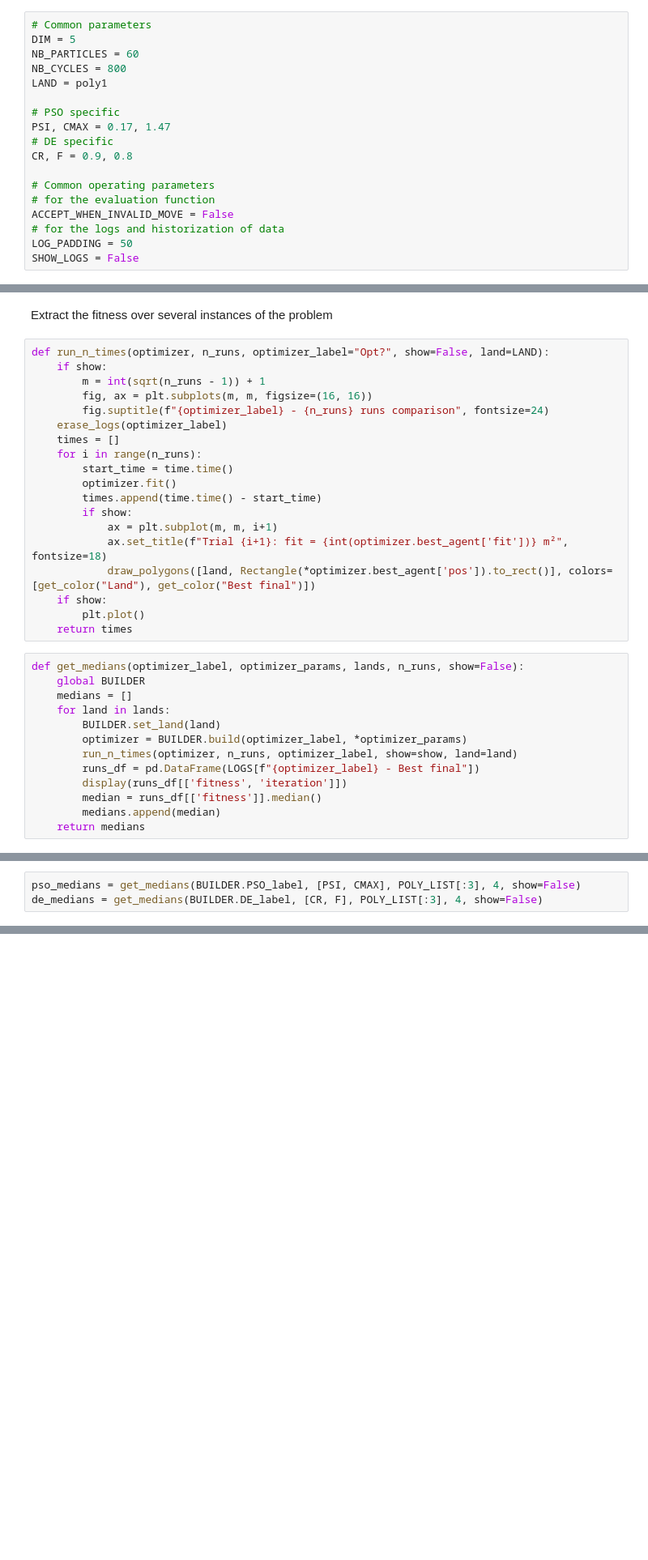
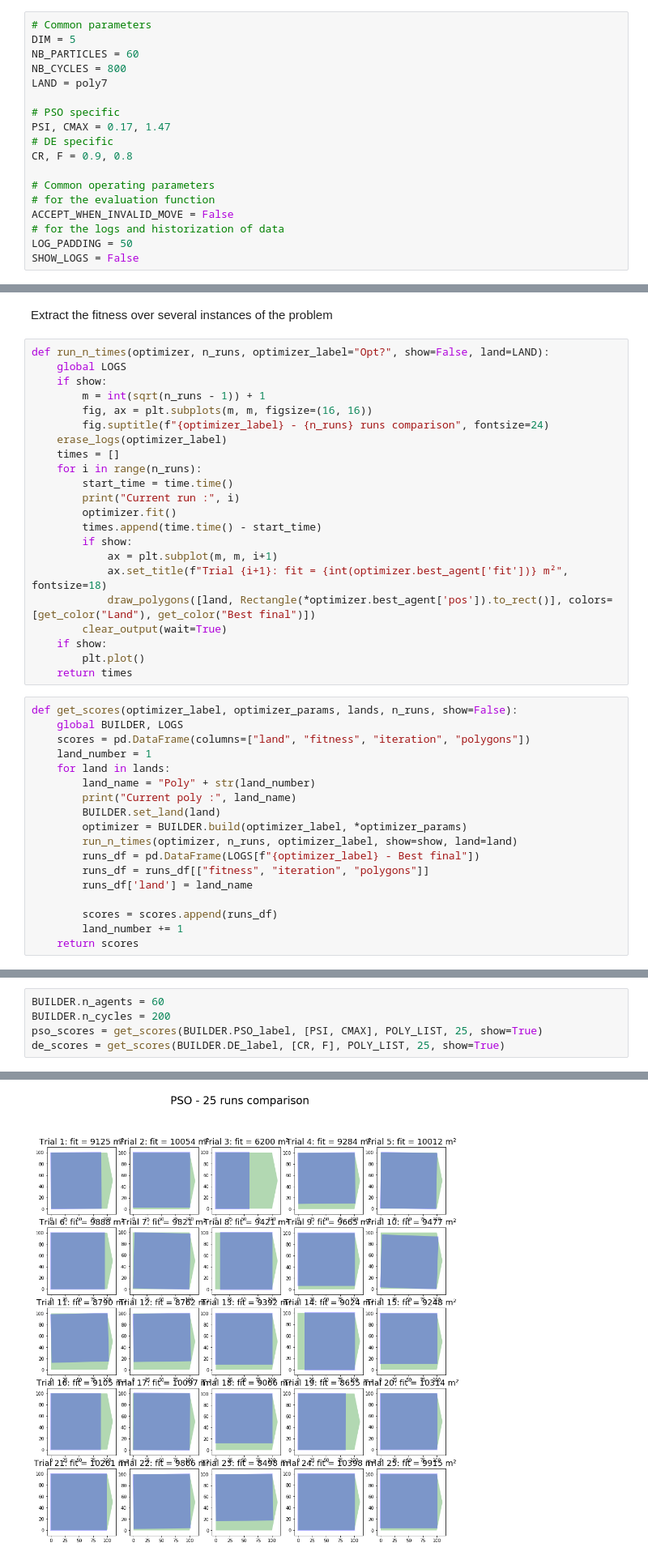
Before and after one commit to iribarnesy/optimize-house-area-on-a-land, a Jupyter notebook: Main.ipynb, the cells around one changed output, grey strips where cells are left out. Shown at 81% size. Saved outputs shown, nothing was run; the diff lists cells and outputs as text; blank space fills up the shorter version.

```diff
--- a/Main.ipynb
+++ b/Main.ipynb
@@ -58,7 +75,7 @@ plt.plot()
 DIM = 5
 NB_PARTICLES = 60
 NB_CYCLES = 800
-LAND = poly1
+LAND = poly7
 
 # PSO specific
 PSI, CMAX = 0.17, 1.47
@@ -141,6 +178,7 @@ We decided here to compare them without optimizing their hyperparameters. **So w
 Extract the fitness over several instances of the problem
 # %%
 def run_n_times(optimizer, n_runs, optimizer_label="Opt?", show=False, land=LAND):
+    global LOGS
     if show:
         m = int(sqrt(n_runs - 1)) + 1
         fig, ax = plt.subplots(m, m, figsize=(16, 16))
@@ -149,25 +187,32 @@ def run_n_times(optimizer, n_runs, optimizer_label="Opt?", show=False, land=LAND
     times = []
     for i in range(n_runs):
         start_time = time.time()
+        print("Current run :", i)
         optimizer.fit()
         times.append(time.time() - start_time)
         if show:
             ax = plt.subplot(m, m, i+1)
             ax.set_title(f"Trial {i+1}: fit = {int(optimizer.best_agent['fit'])} m²", fontsize=18)
             draw_polygons([land, Rectangle(*optimizer.best_agent['pos']).to_rect()], colors=[get_color("Land"), get_color("Best final")])
+        clear_output(wait=True)
     if show:
         plt.plot()
     return times
 # %%
-def get_medians(optimizer_label, optimizer_params, lands, n_runs, show=False):
-    global BUILDER
-    medians = []
+def get_scores(optimizer_label, optimizer_params, lands, n_runs, show=False):
+    global BUILDER, LOGS
+    scores = pd.DataFrame(columns=["land", "fitness", "iteration", "polygons"])
+    land_number = 1
     for land in lands:
+        land_name = "Poly" + str(land_number)
+        print("Current poly :", land_name)
         BUILDER.set_land(land)
         optimizer = BUILDER.build(optimizer_label, *optimizer_params)
         run_n_times(optimizer, n_runs, optimizer_label, show=show, land=land)
         runs_df = pd.DataFrame(LOGS[f"{optimizer_label} - Best final"])
-        display(runs_df[['fitness', 'iteration']])
-        median = runs_df[['fitness']].median()
-        medians.append(median)
-    return medians
+        runs_df = runs_df[["fitness", "iteration", "polygons"]]
+        runs_df['land'] = land_name
+
+        scores = scores.append(runs_df)
+        land_number += 1
+    return scores
@@ -174,4 +221,6 @@ def get_medians(optimizer_label, optimizer_params, lands, n_runs, show=False):
 # %%
-pso_medians = get_medians(BUILDER.PSO_label, [PSI, CMAX], POLY_LIST[:3], 4, show=False)
-de_medians = get_medians(BUILDER.DE_label, [CR, F], POLY_LIST[:3], 4, show=False)
+BUILDER.n_agents = 60
+BUILDER.n_cycles = 200
+pso_scores = get_scores(BUILDER.PSO_label, [PSI, CMAX], POLY_LIST, 25, show=True)
+de_scores = get_scores(BUILDER.DE_label, [CR, F], POLY_LIST, 25, show=True)
 # %% [output]
@@ -207,0 +227 @@ de_medians = get_medians(BUILDER.DE_label, [CR, F], POLY_LIST[:3], 4, show=False
+[figure, added]
```
Also changed, not shown: parts of 42 cells of this notebook, 5 other files.
